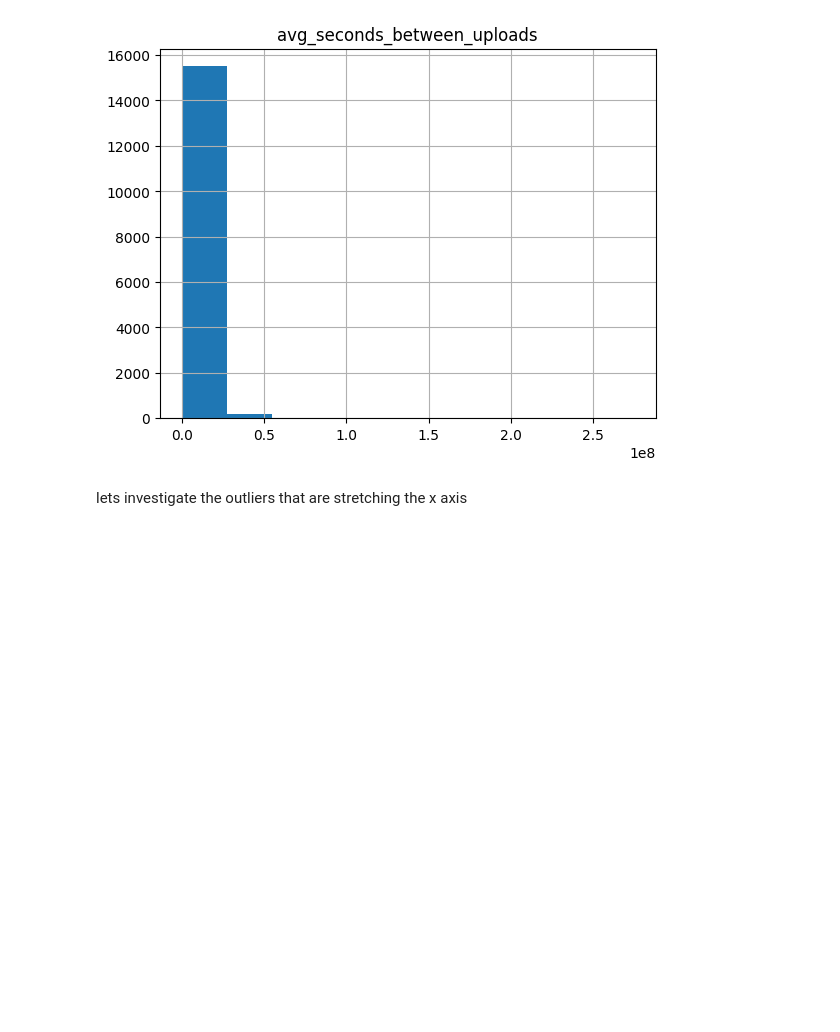
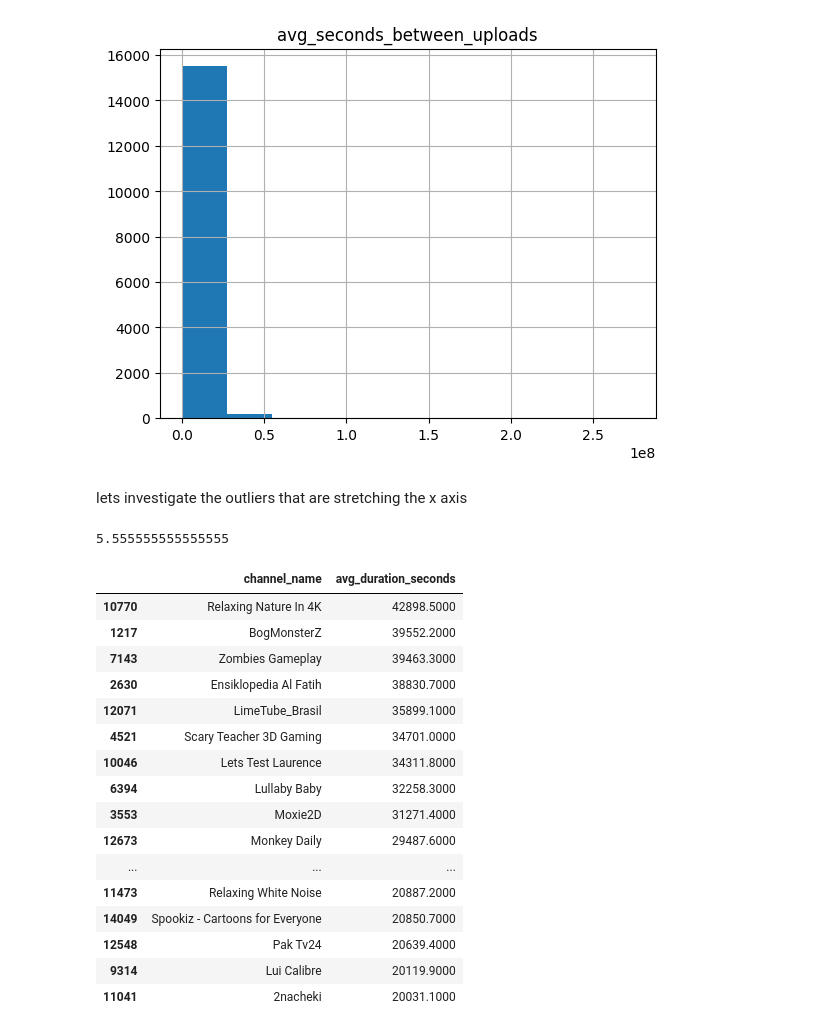
Before and after one commit to ricd99/ytrec, a Jupyter notebook: notebooks/EDA.ipynb, the cells around one changed output. Cells and saved outputs as stored; diff of their text form; code cells hidden in the pictures; blank space fills up the shorter version.

```diff
--- a/notebooks/EDA.ipynb
+++ b/notebooks/EDA.ipynb
@@ -93,3 +93,27 @@ for col in num_cols:
 [figure]
 # %% [markdown]
 lets investigate the outliers that are stretching the x axis
+# %%
+20000/3600
+# %% [output]
+5.555555555555555
+# %%
+df[df["avg_duration_seconds"] > 20000][["channel_name", "avg_duration_seconds"]].sort_values("avg_duration_seconds", ascending=False)
+# %% [output]
+|  | channel_name | avg_duration_seconds |
+| 10770 | Relaxing Nature In 4K | 42898.5000 |
+| 1217 | BogMonsterZ | 39552.2000 |
+| 7143 | Zombies Gameplay | 39463.3000 |
+| 2630 | Ensiklopedia Al Fatih | 38830.7000 |
+| 12071 | LimeTube_Brasil | 35899.1000 |
+| 4521 | Scary Teacher 3D Gaming | 34701.0000 |
+| 10046 | Lets Test Laurence | 34311.8000 |
+| 6394 | Lullaby Baby | 32258.3000 |
+| 3553 | Moxie2D | 31271.4000 |
+| 12673 | Monkey Daily | 29487.6000 |
+| ... | ... | ... |
+| 11473 | Relaxing White Noise | 20887.2000 |
+| 14049 | Spookiz - Cartoons for Everyone | 20850.7000 |
+| 12548 | Pak Tv24 | 20639.4000 |
+| 9314 | Lui Calibre | 20119.9000 |
+| 11041 | 2nacheki | 20031.1000 |
```
Also changed, not shown: parts of 4 cells of this notebook.
